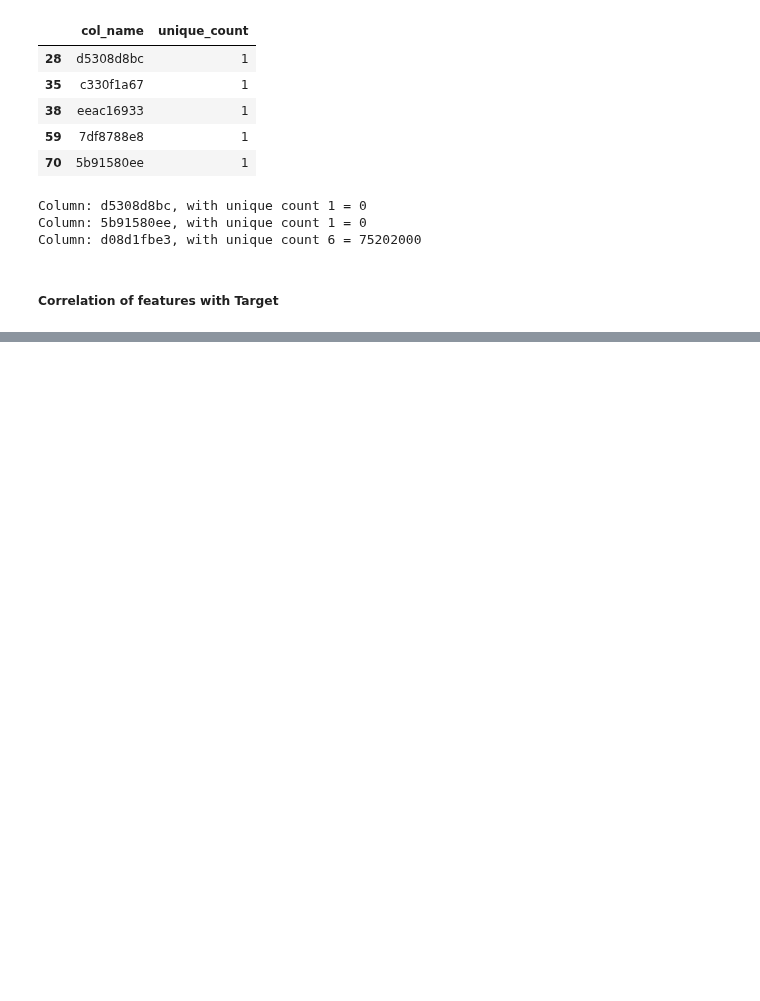
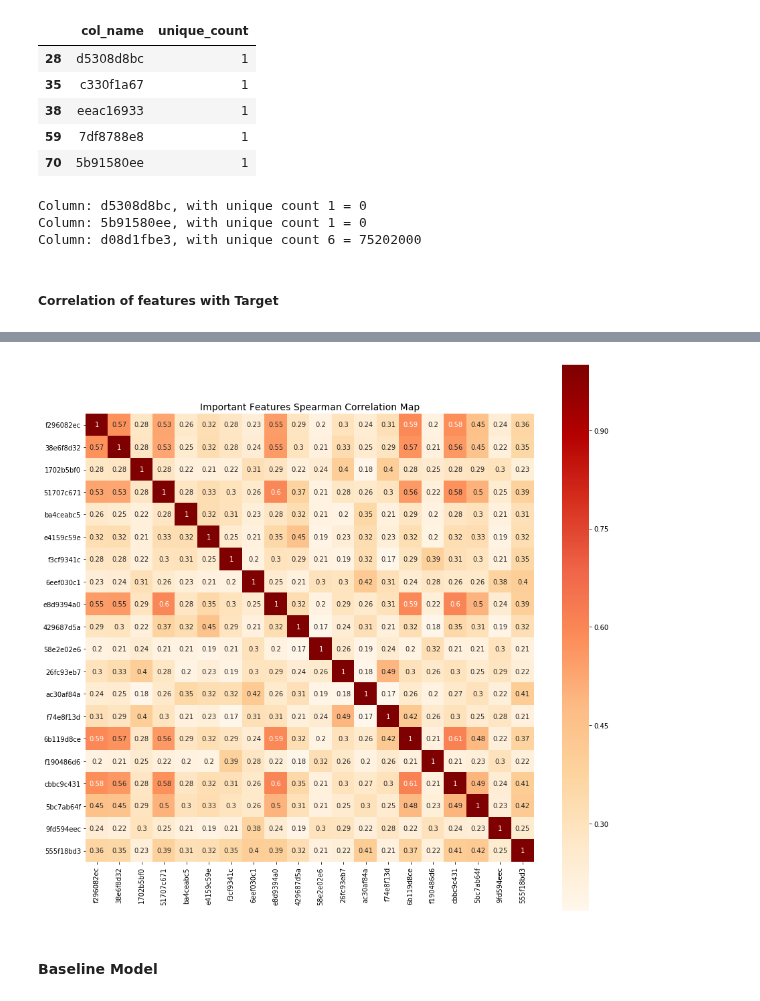
Before and after one commit to jpeterson28/DSCT_Capstone2, a Jupyter notebook: santander_value_prediction_code.ipynb, the cells around one changed output, grey strips where cells are left out. Saved outputs shown, nothing was run; the diff lists cells and outputs as text; code cells hidden in the pictures; blank space fills up the shorter version.

```diff
--- a/santander_value_prediction_code.ipynb
+++ b/santander_value_prediction_code.ipynb
@@ -141,0 +224,13 @@ Column: d08d1fbe3, with unique count 6 = 75202000
+# %%
+# plot spearman selected variables heatmap
+temp_df_spear = train_df[train_df_corr_spear.column_labels.tolist()]
+corrmat_spear = temp_df_pear.corr(method='spearman')
+f, ax = plt.subplots(figsize=(15,15))
+
+sns.heatmap(corrmat_spear, vmax=1., square=True, cmap="OrRd", annot=True)
+plt.title('Important Features Spearman Correlation Map', fontsize=14)
+plt.show()
+# %% [output]
+[figure, added]
+# %% [markdown]
+#### Baseline Model
```
Also changed, not shown: parts of 17 cells of this notebook.
